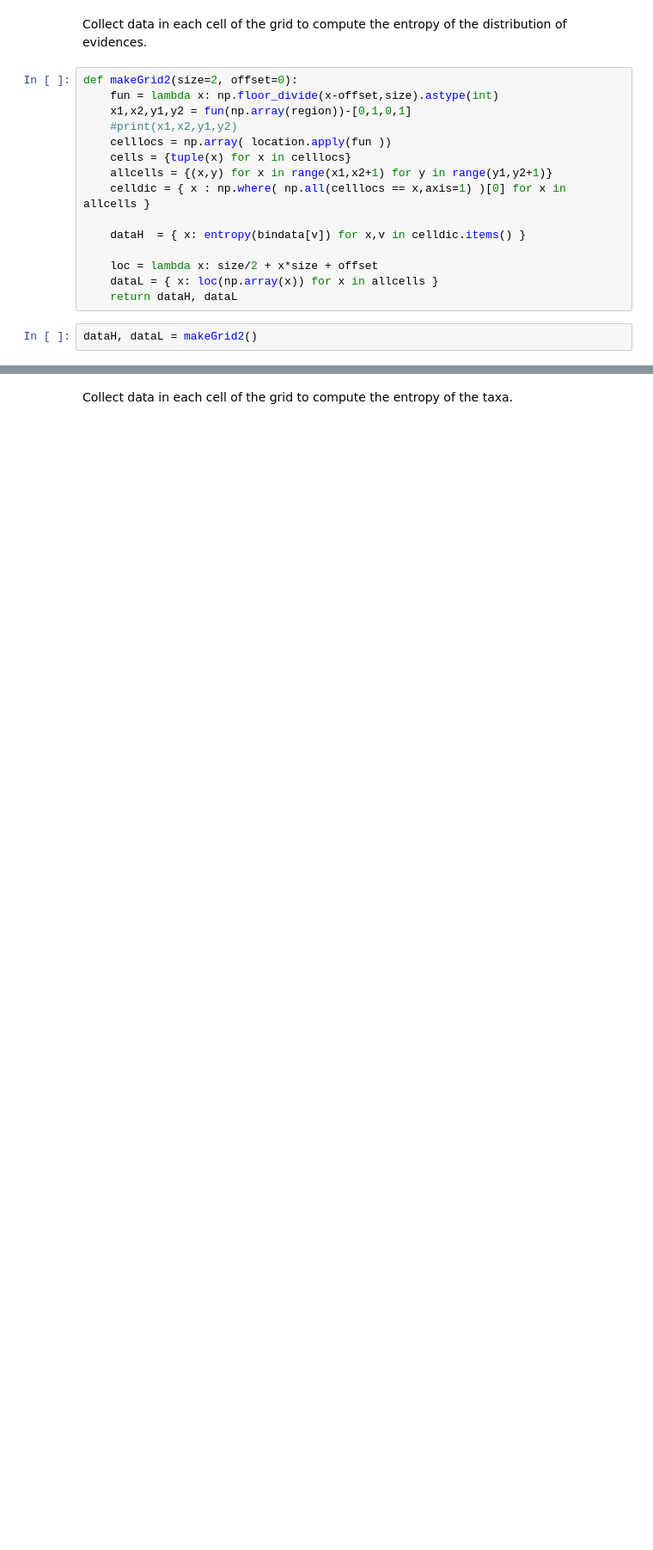
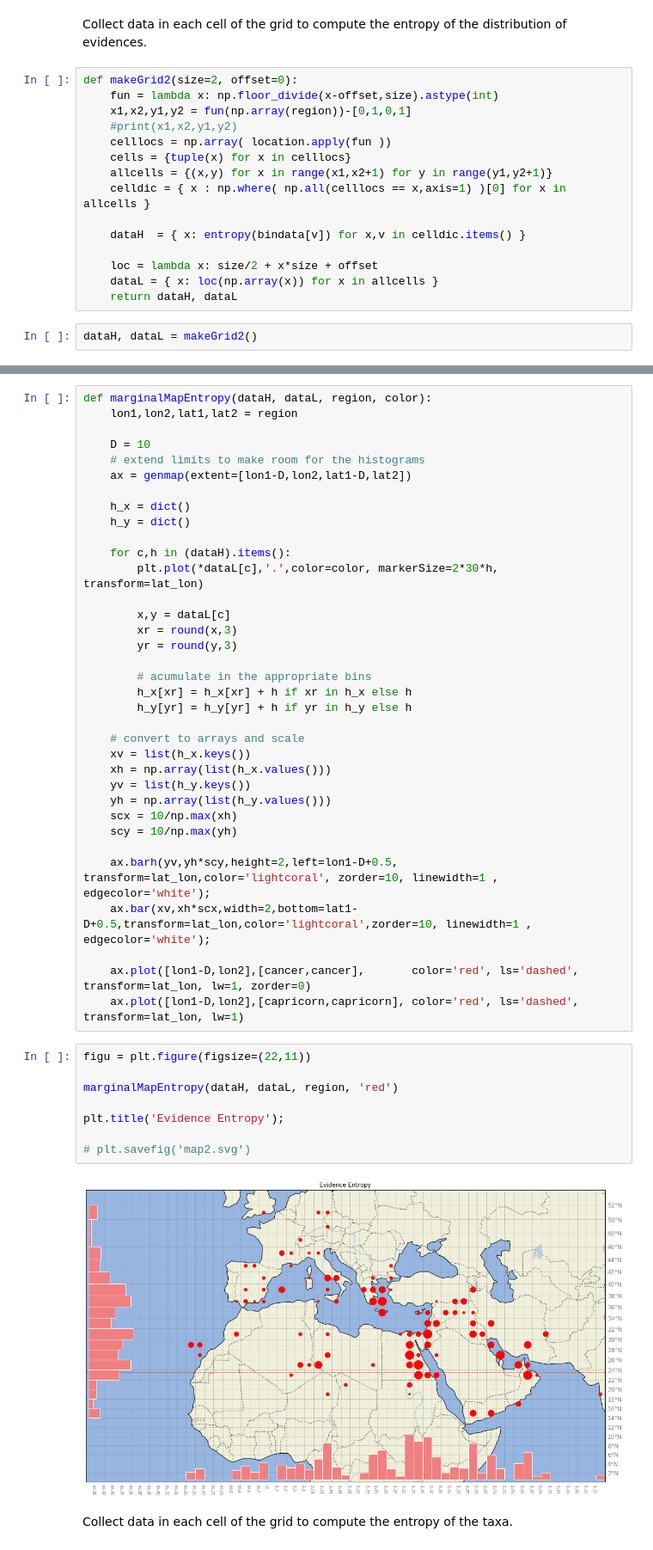
Before and after one commit to albertoruiz/phoenix, a Jupyter notebook: phoenix-simple.ipynb, the cells around one changed output, grey strips where cells are left out. Shown at 86% size. Cells and saved outputs as stored; diff of their text form; blank space fills up the shorter version.

Commit message:
marginal histograms of entropy

```diff
--- a/phoenix-simple.ipynb
+++ b/phoenix-simple.ipynb
@@ -798,3 +798,48 @@ plt.title('Evidence Entropy');
+# %%
+def marginalMapEntropy(dataH, dataL, region, color):
+    lon1,lon2,lat1,lat2 = region
+
+    D = 10
+    # extend limits to make room for the histograms
+    ax = genmap(extent=[lon1-D,lon2,lat1-D,lat2])
+
+    h_x = dict()
+    h_y = dict()
+
+    for c,h in (dataH).items():
+        plt.plot(*dataL[c],'.',color=color, markerSize=2*30*h, transform=lat_lon)
+
+        x,y = dataL[c]
+        xr = round(x,3)
+        yr = round(y,3)
+
+        # acumulate in the appropriate bins
+        h_x[xr] = h_x[xr] + h if xr in h_x else h
+        h_y[yr] = h_y[yr] + h if yr in h_y else h
+
+    # convert to arrays and scale
+    xv = list(h_x.keys())
+    xh = np.array(list(h_x.values()))
+    yv = list(h_y.keys())
+    yh = np.array(list(h_y.values()))
+    scx = 10/np.max(xh)
+    scy = 10/np.max(yh)
+
+    ax.barh(yv,yh*scy,height=2,left=lon1-D+0.5, transform=lat_lon,color='lightcoral', zorder=10, linewidth=1 , edgecolor='white');
+    ax.bar(xv,xh*scx,width=2,bottom=lat1-D+0.5,transform=lat_lon,color='lightcoral',zorder=10, linewidth=1 , edgecolor='white');
+
+    ax.plot([lon1-D,lon2],[cancer,cancer],       color='red', ls='dashed', transform=lat_lon, lw=1, zorder=0)
+    ax.plot([lon1-D,lon2],[capricorn,capricorn], color='red', ls='dashed', transform=lat_lon, lw=1)
+# %%
+figu = plt.figure(figsize=(22,11))
+
+marginalMapEntropy(dataH, dataL, region, 'red')
+
+plt.title('Evidence Entropy');
+
+# plt.savefig('map2.svg')
+# %% [output]
+[figure, added]
 # %% [markdown]
 Collect data in each cell of the grid to compute the entropy of the taxa.
 # %%
```
Also changed, not shown: parts of 5 cells of this notebook.
